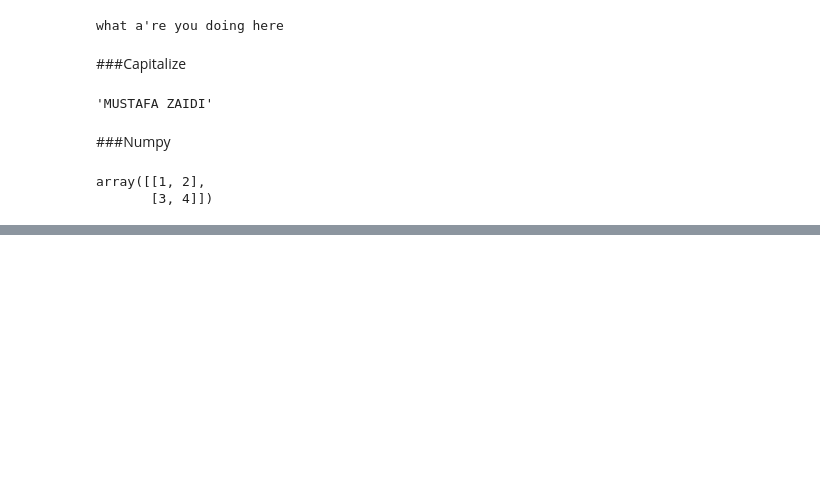
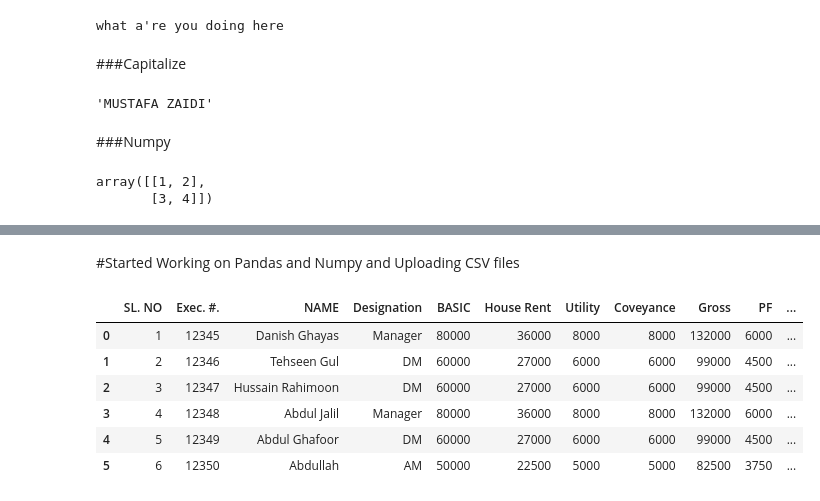
Before and after one commit to ZaidiSahab/Road-to-Data-Science, a Jupyter notebook: Learning_From_Youtube.ipynb, the cells around one changed output, grey strips where cells are left out. Cells and saved outputs as stored; diff of their text form; code cells hidden in the pictures; blank space fills up the shorter version.

```diff
--- a/Learning_From_Youtube.ipynb
+++ b/Learning_From_Youtube.ipynb
@@ -288,0 +291,2 @@ print("Example 1:\n", arr1_reshaped)
+# %% [markdown]
+#Started Working on Pandas and Numpy and Uploading CSV files
@@ -288,0 +297,10 @@ print("Example 1:\n", arr1_reshaped)
+# %%
+df.head(6)
+# %% [output]
+|  | SL. NO | Exec. #. | NAME | Designation | BASIC | House Rent | Utility | Coveyance | Gross | PF | ... |
+| 0 | 1 | 12345 | Danish Ghayas | Manager | 80000 | 36000 | 8000 | 8000 | 132000 | 6000 | ... |
+| 1 | 2 | 12346 | Tehseen Gul | DM | 60000 | 27000 | 6000 | 6000 | 99000 | 4500 | ... |
+| 2 | 3 | 12347 | Hussain Rahimoon | DM | 60000 | 27000 | 6000 | 6000 | 99000 | 4500 | ... |
+| 3 | 4 | 12348 | Abdul Jalil | Manager | 80000 | 36000 | 8000 | 8000 | 132000 | 6000 | ... |
+| 4 | 5 | 12349 | Abdul Ghafoor | DM | 60000 | 27000 | 6000 | 6000 | 99000 | 4500 | ... |
+| 5 | 6 | 12350 | Abdullah | AM | 50000 | 22500 | 5000 | 5000 | 82500 | 3750 | ... |
```
Also changed, not shown: parts of 16 cells of this notebook.
